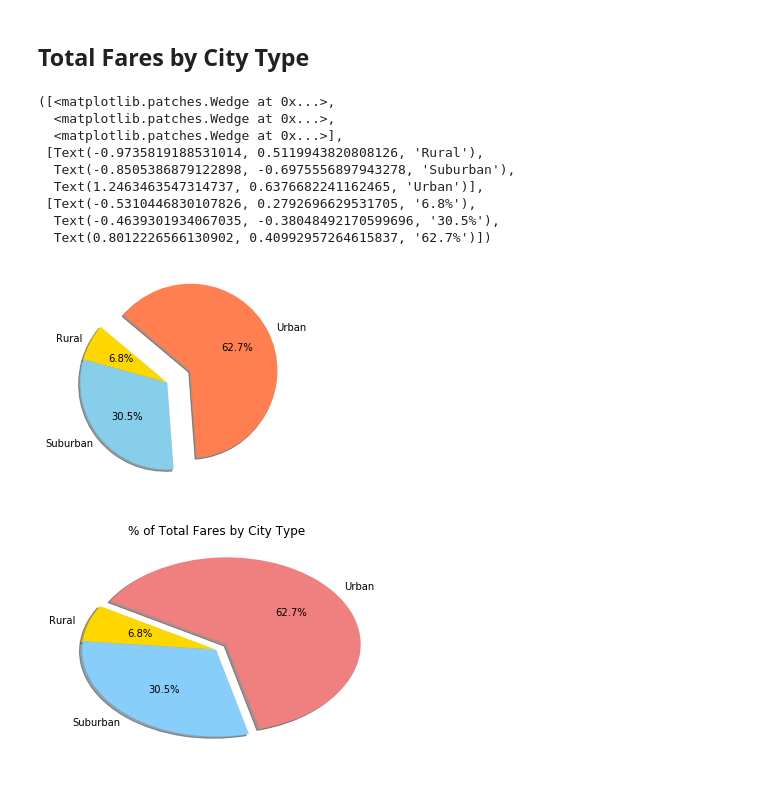
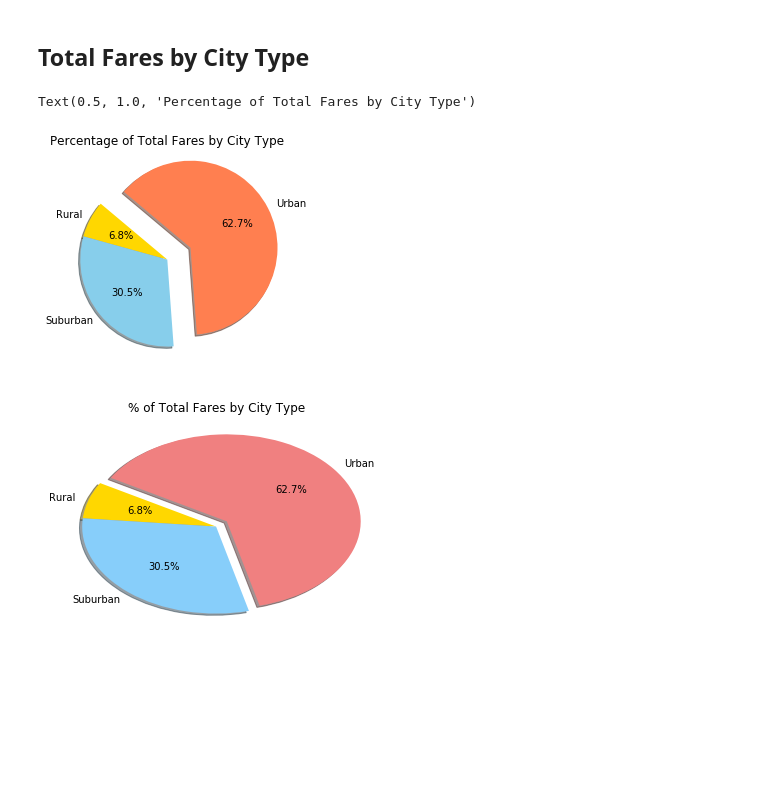
Before and after one commit to dudealy/HW5, a Jupyter notebook: pyber_starter.ipynb, the cells around one changed output. Saved outputs shown, nothing was run; the diff lists cells and outputs as text; code cells hidden in the pictures; blank space fills up the shorter version.

```diff
--- a/pyber_starter.ipynb
+++ b/pyber_starter.ipynb
@@ -83,26 +83,19 @@ plt.show()
 # %%
 # Calculate Type Percents
 fares_by_type_sum=combined_data.groupby('type').fare.sum()
 fares_by_type_sum
 # Build Pie Chart
 labels=['Rural','Suburban','Urban']
 colors=['Gold','SkyBlue','Coral']
 explode=(0,0,0.3)
 
 plt.pie(fares_by_type_sum,explode=explode, labels=labels, colors=colors,
        autopct="%1.1f%%", shadow=True, startangle=140)
+plt.title("Percentage of Total Fares by City Type")
 # Save Figure
 # %% [output]
-([<matplotlib.patches.Wedge at 0x...>,
-  <matplotlib.patches.Wedge at 0x...>,
-  <matplotlib.patches.Wedge at 0x...>],
- [Text(-0.9735819188531014, 0.5119943820808126, 'Rural'),
-  Text(-0.8505386879122898, -0.6975556897943278, 'Suburban'),
-  Text(1.2463463547314737, 0.6376682241162465, 'Urban')],
- [Text(-0.5310446830107826, 0.2792696629531705, '6.8%'),
-  Text(-0.4639301934067035, -0.38048492170599696, '30.5%'),
-  Text(0.8012226566130902, 0.40992957264615837, '62.7%')])
+Text(0.5, 1.0, 'Percentage of Total Fares by City Type')
-[figure, old version]
+[figure, new version]
 # %%
 # Show Figure
 plt.show()
```
Also changed, not shown: parts of 3 cells of this notebook.
